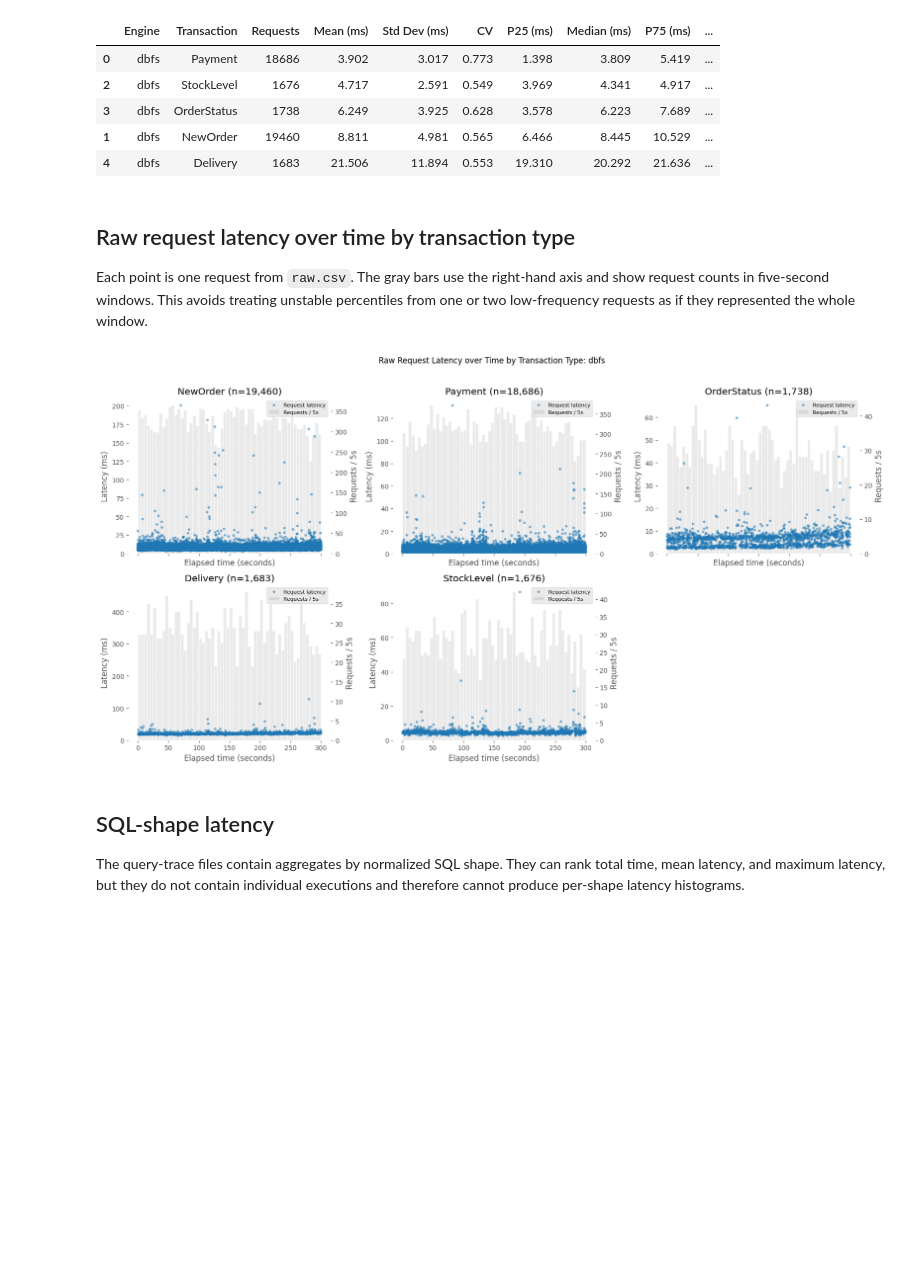
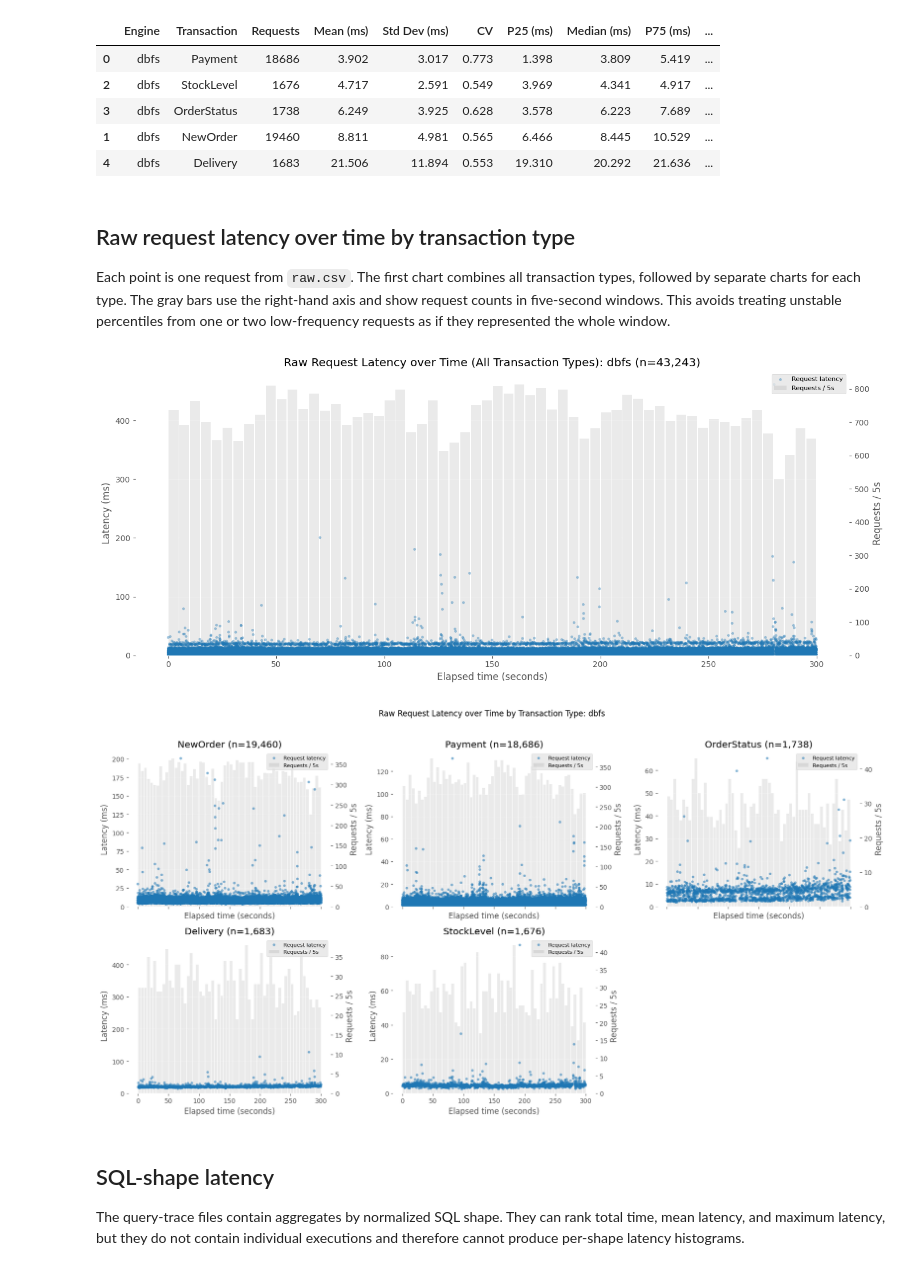
Before and after one commit to yohaku999/oltp_fs, a Jupyter notebook: benchmarking/notebooks/tpcc_query_latency_analysis.ipynb, the cells around one changed output. Drawn from its saved outputs; the diff is of its cells as text; code cells hidden in the pictures; blank space fills up the shorter version.

Commit message:
add graph

```diff
--- a/benchmarking/notebooks/tpcc_query_latency_analysis.ipynb
+++ b/benchmarking/notebooks/tpcc_query_latency_analysis.ipynb
@@ -286,7 +286,7 @@ display(latency_variability_df)
 # %% [markdown]
 ## Raw request latency over time by transaction type
 
-Each point is one request from `raw.csv`. The gray bars use the right-hand axis and show request counts in five-second windows. This avoids treating unstable percentiles from one or two low-frequency requests as if they represented the whole window.
+Each point is one request from `raw.csv`. The first chart combines all transaction types, followed by separate charts for each type. The gray bars use the right-hand axis and show request counts in five-second windows. This avoids treating unstable percentiles from one or two low-frequency requests as if they represented the whole window.
 # %%
 request_count_window_seconds = 5
 
@@ -312,6 +312,46 @@ for run in runs.values():
     request_df['Window Start (seconds)'] = (
         request_df['Elapsed Time (seconds)'] // request_count_window_seconds *
         request_count_window_seconds)
+
+    overall_request_counts = request_df.groupby(
+        'Window Start (seconds)').size()
+    fig, axis = plt.subplots(figsize=(14, 6))
+    count_axis = axis.twinx()
+    count_axis.bar(
+        overall_request_counts.index + request_count_window_seconds / 2,
+        overall_request_counts.values,
+        width=request_count_window_seconds * 0.9,
+        color='gray',
+        alpha=0.16,
+        label=f'Requests / {request_count_window_seconds}s',
+    )
+    axis.scatter(
+        request_df['Elapsed Time (seconds)'],
+        request_df['Latency (ms)'],
+        s=12,
+        alpha=0.4,
+        color='tab:blue',
+        edgecolors='none',
+        label='Request latency',
+    )
+    axis.set_zorder(count_axis.get_zorder() + 1)
+    axis.patch.set_visible(False)
+    axis.set_title(f'Raw Request Latency over Time (All Transaction Types): '
+                   f"{run['display_name']} (n={len(request_df):,})")
+    axis.set_xlabel('Elapsed time (seconds)')
+    axis.set_ylabel('Latency (ms)')
+    axis.set_ylim(bottom=0)
+    count_axis.set_ylabel(f'Requests / {request_count_window_seconds}s')
+    count_axis.set_ylim(bottom=0)
+    axis.grid(True, alpha=0.25)
+    latency_handles, latency_labels = axis.get_legend_handles_labels()
+    count_handles, count_labels = count_axis.get_legend_handles_labels()
+    axis.legend(latency_handles + count_handles,
+                latency_labels + count_labels,
+                loc='upper right',
+                fontsize=8)
+    fig.tight_layout()
+    plt.show()
 
     fig, axes = plt.subplots(2, 3, figsize=(17, 9), sharex=True)
     axes = axes.ravel()
@@ -337,34 +377,35 @@ for run in runs.values():
             alpha=0.55,
             color='tab:blue',
             edgecolors='none',
             label='Request latency',
         )
         axis.set_zorder(count_axis.get_zorder() + 1)
         axis.patch.set_visible(False)
         axis.set_title(f'{transaction_name} (n={len(transaction_df):,})')
         axis.set_xlabel('Elapsed time (seconds)')
         axis.set_ylabel('Latency (ms)')
         axis.set_ylim(bottom=0)
         count_axis.set_ylabel(f'Requests / {request_count_window_seconds}s')
         count_axis.set_ylim(bottom=0)
         axis.grid(True, alpha=0.25)
 
         latency_handles, latency_labels = axis.get_legend_handles_labels()
         count_handles, count_labels = count_axis.get_legend_handles_labels()
         axis.legend(latency_handles + count_handles,
                     latency_labels + count_labels,
                     loc='upper right',
                     fontsize=8)
 
     for axis in axes[len(transaction_names):]:
         axis.set_visible(False)
 
     fig.suptitle(f'Raw Request Latency over Time by Transaction Type: '
                  f"{run['display_name']}")
     fig.tight_layout(rect=(0, 0, 1, 0.96))
     plt.show()
 # %% [output]
-[figure, old version]
+[figure, new version]
+[figure, added]
 # %% [markdown]
 ## SQL-shape latency
 
```
